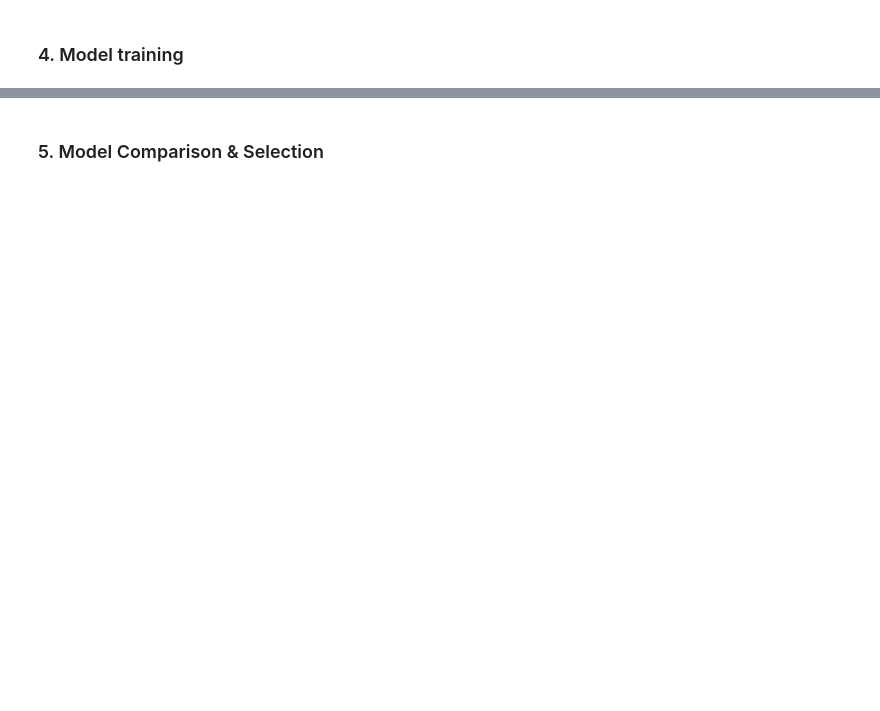
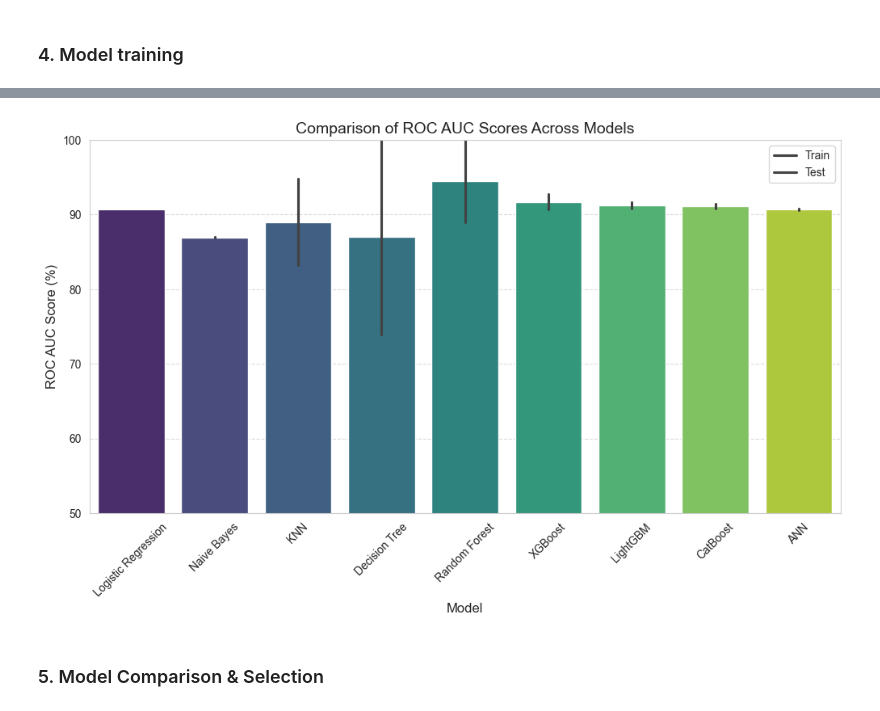
Before and after one commit to srkadia/LoanGuard, a Jupyter notebook: notebooks/03_model_training.ipynb, the cells around one changed output, grey strips where cells are left out. Saved outputs shown, nothing was run; the diff lists cells and outputs as text; code cells hidden in the pictures; blank space fills up the shorter version.

```diff
--- a/notebooks/03_model_training.ipynb
+++ b/notebooks/03_model_training.ipynb
@@ -155,11 +317,26 @@ scores_df = pd.DataFrame(scores_dict).T
 # %%
+scores_df = pd.DataFrame(scores_dict)
 scores_df.hvplot.barh(
     width=700, height=500,
     title="Train vs Test ROC Scores of ML Models", xlabel="ROC AUC Score (%)",
-    alpha=0.6, legend='top', stacked=False
+    alpha=0.6, legend='top'
 )
 # %% [output]
 [interactive output not drawn]
+# %%
+# Plot the ROC AUC scores
+plt.figure(figsize=(12, 6))
+sns.barplot(data=scores_df, palette="viridis")
+plt.title("Comparison of ROC AUC Scores Across Models", fontsize=14)
+plt.xlabel("Model", fontsize=12)
+plt.ylabel("ROC AUC Score (%)", fontsize=12)
+plt.xticks(rotation=45)
+plt.ylim(50, 100)  # Set a reasonable range for better visibility
+plt.grid(axis='y', linestyle='--', alpha=0.7)
+plt.legend(["Train", "Test"])
+plt.show()
+# %% [output]
+[figure, added]
 # %% [markdown]
 ### 5. Model Comparison & Selection
 # %%
```
Also changed, not shown: parts of 23 cells of this notebook.
